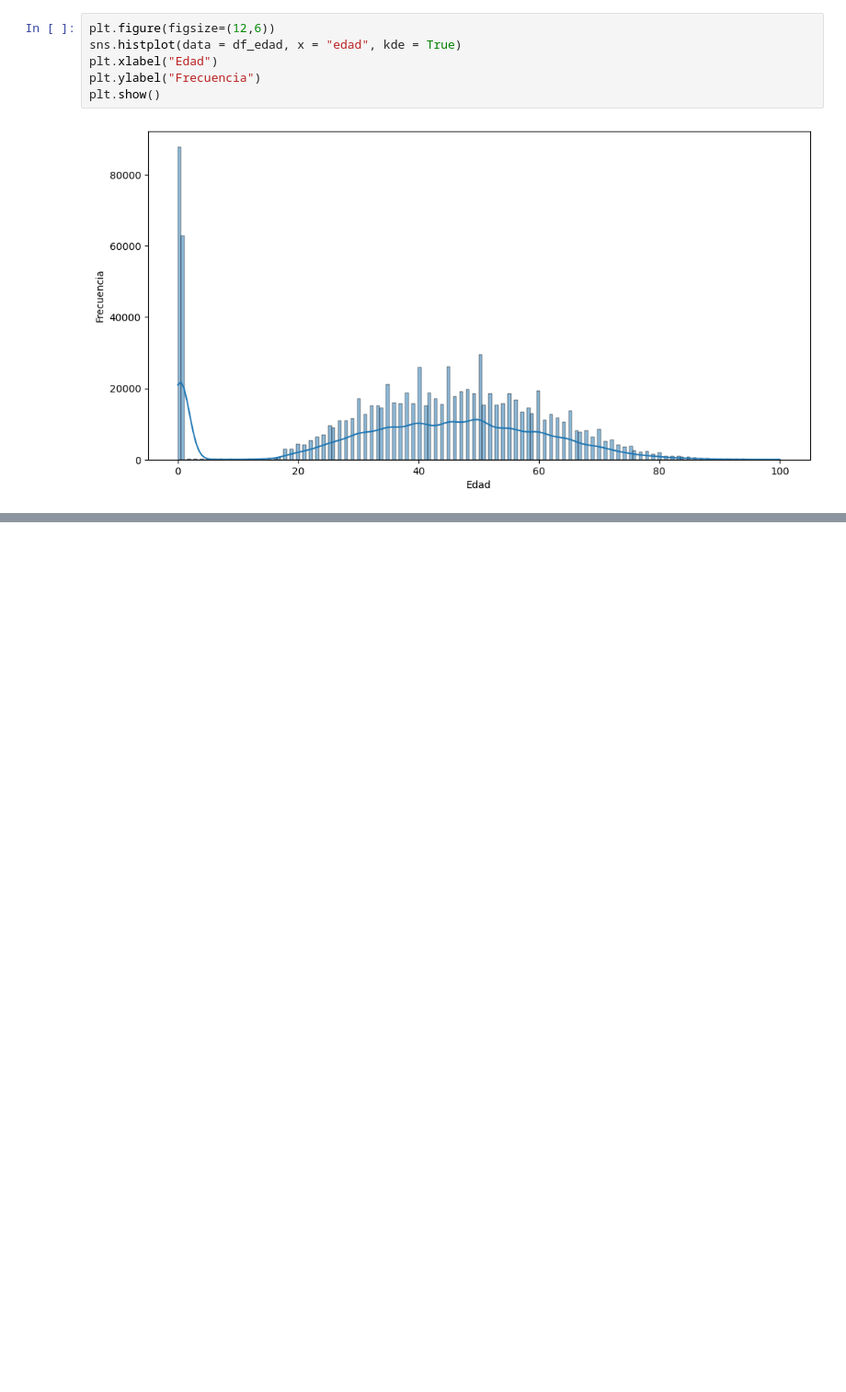
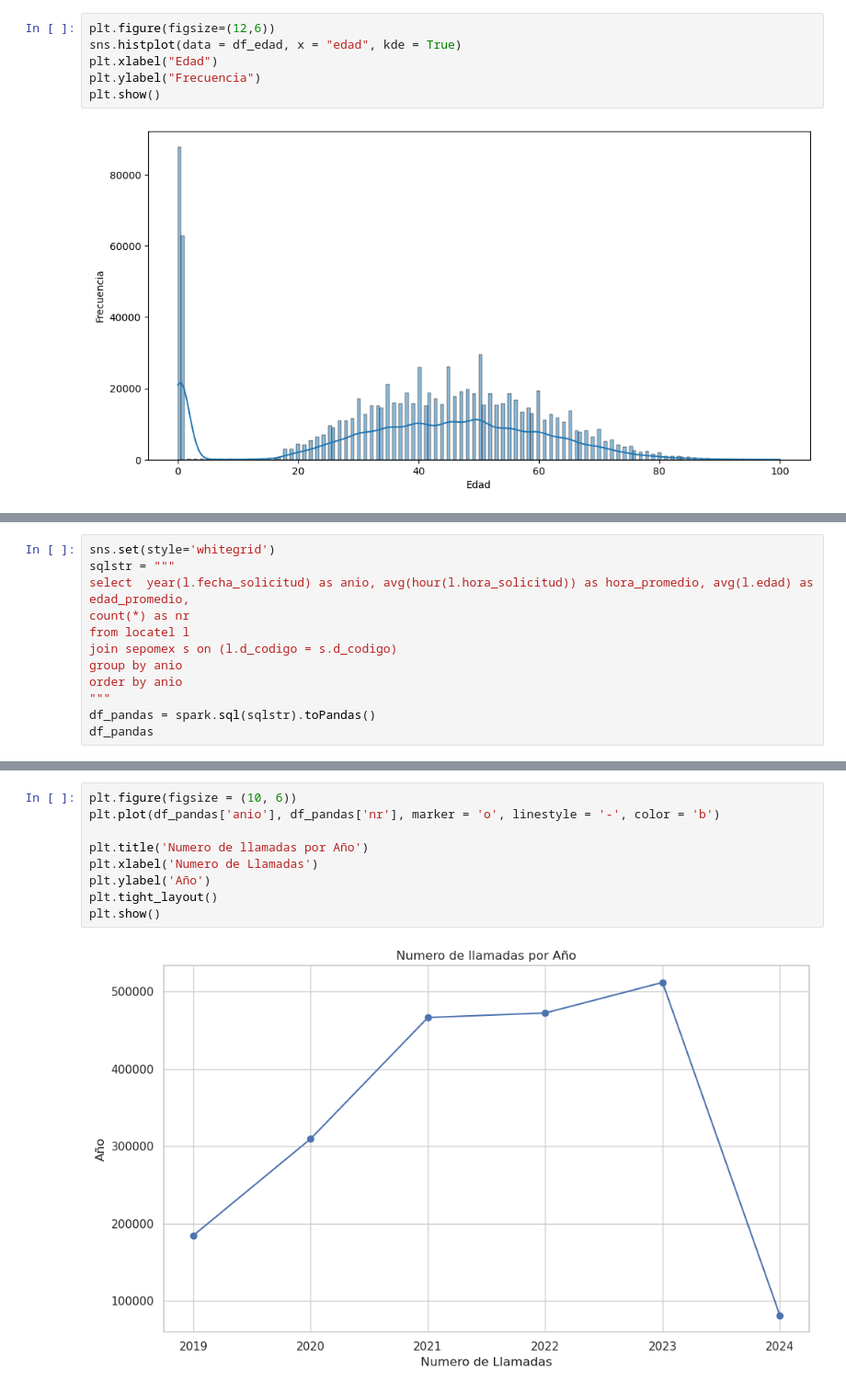
Before and after one commit to Madris1402/Analisis_de_Macrodatos_2025-I, a Jupyter notebook: Clases/S07_SparkSQL.ipynb, the cells around one changed output, grey strips where cells are left out. Shown at 92% size. Saved outputs shown, nothing was run; the diff lists cells and outputs as text; blank space fills up the shorter version.

```diff
--- a/Clases/S07_SparkSQL.ipynb
+++ b/Clases/S07_SparkSQL.ipynb
@@ -187,0 +550,12 @@ plt.show()
+# %%
+sns.set(style='whitegrid')
+sqlstr = """
+select  year(l.fecha_solicitud) as anio, avg(hour(l.hora_solicitud)) as hora_promedio, avg(l.edad) as edad_promedio,
+count(*) as nr
+from locatel l
+join sepomex s on (l.d_codigo = s.d_codigo)
+group by anio
+order by anio
+"""
+df_pandas = spark.sql(sqlstr).toPandas()
+df_pandas
@@ -187,0 +570,11 @@ plt.show()
+# %%
+plt.figure(figsize = (10, 6))
+plt.plot(df_pandas['anio'], df_pandas['nr'], marker = 'o', linestyle = '-', color = 'b')
+
+plt.title('Numero de llamadas por Año')
+plt.xlabel('Numero de Llamadas')
+plt.ylabel('Año')
+plt.tight_layout()
+plt.show()
+# %% [output]
+[figure, added]
```
Also changed, not shown: parts of 24 cells of this notebook.
